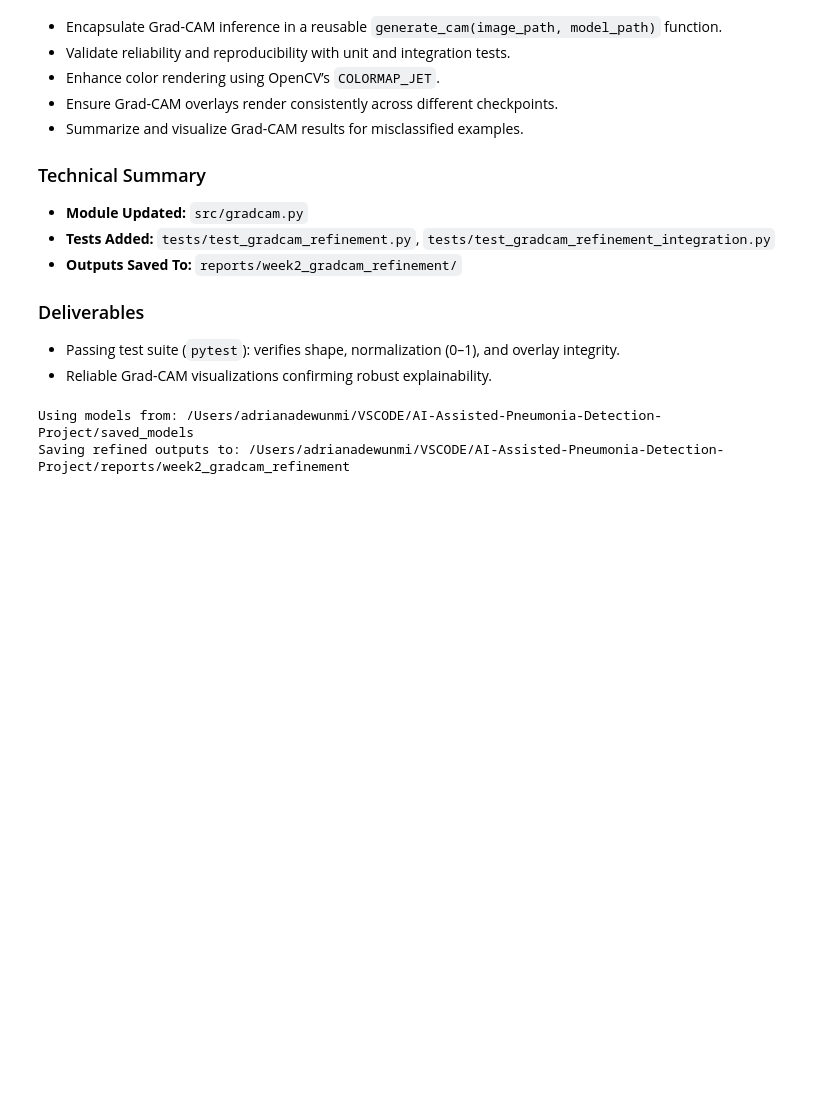
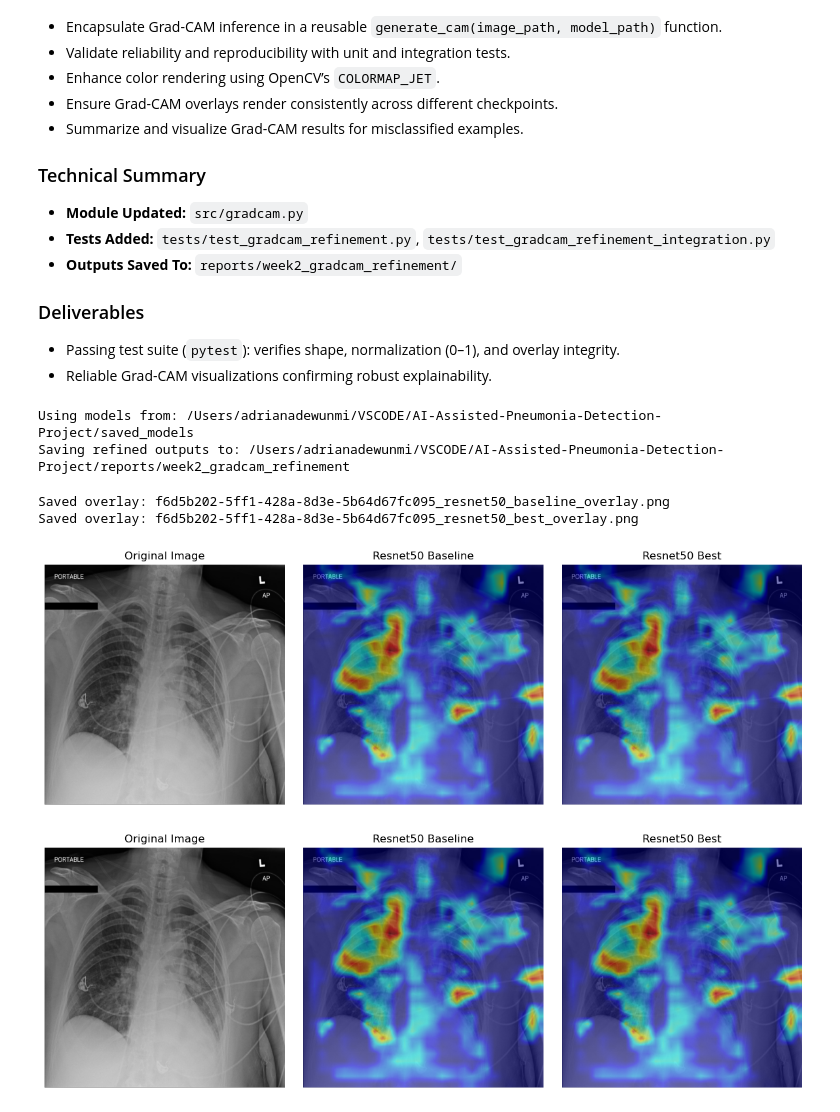
Before and after one commit to AAdewunmi/AI-Assisted-Pneumonia-Detection-Project, a Jupyter notebook: notebooks/04_gradcam_refinement.ipynb, the cells around one changed output. Saved outputs shown, nothing was run; the diff lists cells and outputs as text; code cells hidden in the pictures; blank space fills up the shorter version.

Commit message:
Run Sample Comparison and Visualization

```diff
--- a/notebooks/04_gradcam_refinement.ipynb
+++ b/notebooks/04_gradcam_refinement.ipynb
@@ -48,7 +48,7 @@ output_dir = project_root / 'reports' / 'week2_gradcam_refinement'
 output_dir.mkdir(parents=True, exist_ok=True)
 
 model_path = project_root / 'saved_models' / 'resnet50_baseline.pt'
-finetuned_model_path = project_root / 'saved_models' / 'resnet50_finetuned.pt'
+finetuned_model_path = project_root / 'saved_models' / 'resnet50_best.pt'
 image_dir = project_root / 'data' / 'rsna_subset' / 'train_images'
 
 print(f"Using models from: {model_path.parent}")
@@ -99,7 +100,9 @@ def compare_models(image_path: Path, model_paths: list):
     for path in model_paths:
         heatmap = generate_cam(image_path, path)
         img = cv2.imread(str(image_path))
-        overlay = GradCAM.overlay_heatmap(heatmap, img)
+
+        # Ensure overlay argument order is (img, heatmap)
+        overlay = GradCAM.overlay_heatmap(img, heatmap)
 
         out_name = f"{image_path.stem}_{path.stem}_overlay.png"
         out_path = output_dir / out_name
@@ -111,21 +114,48 @@ def compare_models(image_path: Path, model_paths: list):
     return results
 # %%
 # ------------------------------------------------------------
-# 4. Plot Visual Comparison
+# 4. Plot Visual Comparison (Fixed)
 # ------------------------------------------------------------
+from IPython.display import display
+import matplotlib.pyplot as plt
+import cv2
+import numpy as np
+from PIL import Image
+from pathlib import Path
+
 def plot_gradcam_comparison(image_path: Path, results):
     """Plot baseline vs fine-tuned Grad-CAM overlays side by side."""
     fig, axes = plt.subplots(1, len(results) + 1, figsize=(12, 4))
 
+    # Show original image
     original = np.array(Image.open(image_path))
     axes[0].imshow(original)
-    axes[0].set_title('Original Image')
-    axes[0].axis('off')
+    axes[0].set_title("Original Image")
+    axes[0].axis("off")
 
-    for i, (label, heatmap, overlay) in enumerate(results, start=1):
-        axes[i].imshow(cv2.cvtColor(overlay, cv2.COLOR_BGR2RGB))
-        axes[i].set_title(label.replace('_', ' ').title())
-        axes[i].axis('off')
+    # Display each overlay
+    for i, (label, _, overlay) in enumerate(results, start=1):
+        overlay_rgb = cv2.cvtColor(overlay, cv2.COLOR_BGR2RGB)
+        axes[i].imshow(overlay_rgb)
+        axes[i].set_title(label.replace("_", " ").title())
+        axes[i].axis("off")
 
     plt.tight_layout()
-    plt.show()
+    plt.show(block=False)   # Force render in VSCode’s Jupyter backend
+    display(fig)
+    plt.close(fig)
+# %%
+# ------------------------------------------------------------
+# 5. Run Sample Comparison and Visualization
+# ------------------------------------------------------------
+sample_images = list(image_dir.glob('*.png'))[:2]
+model_variants = [model_path, finetuned_model_path]
+
+for img_path in sample_images:
+    results = compare_models(img_path, model_variants)
+    plot_gradcam_comparison(img_path, results)
+# %% [output]
+Saved overlay: f6d5b202-5ff1-428a-8d3e-5b64d67fc095_resnet50_baseline_overlay.png
+Saved overlay: f6d5b202-5ff1-428a-8d3e-5b64d67fc095_resnet50_best_overlay.png
+[figure, added]
+[figure, added]
```
Also changed, not shown: parts of 1 cell of this notebook, 2 other files.
